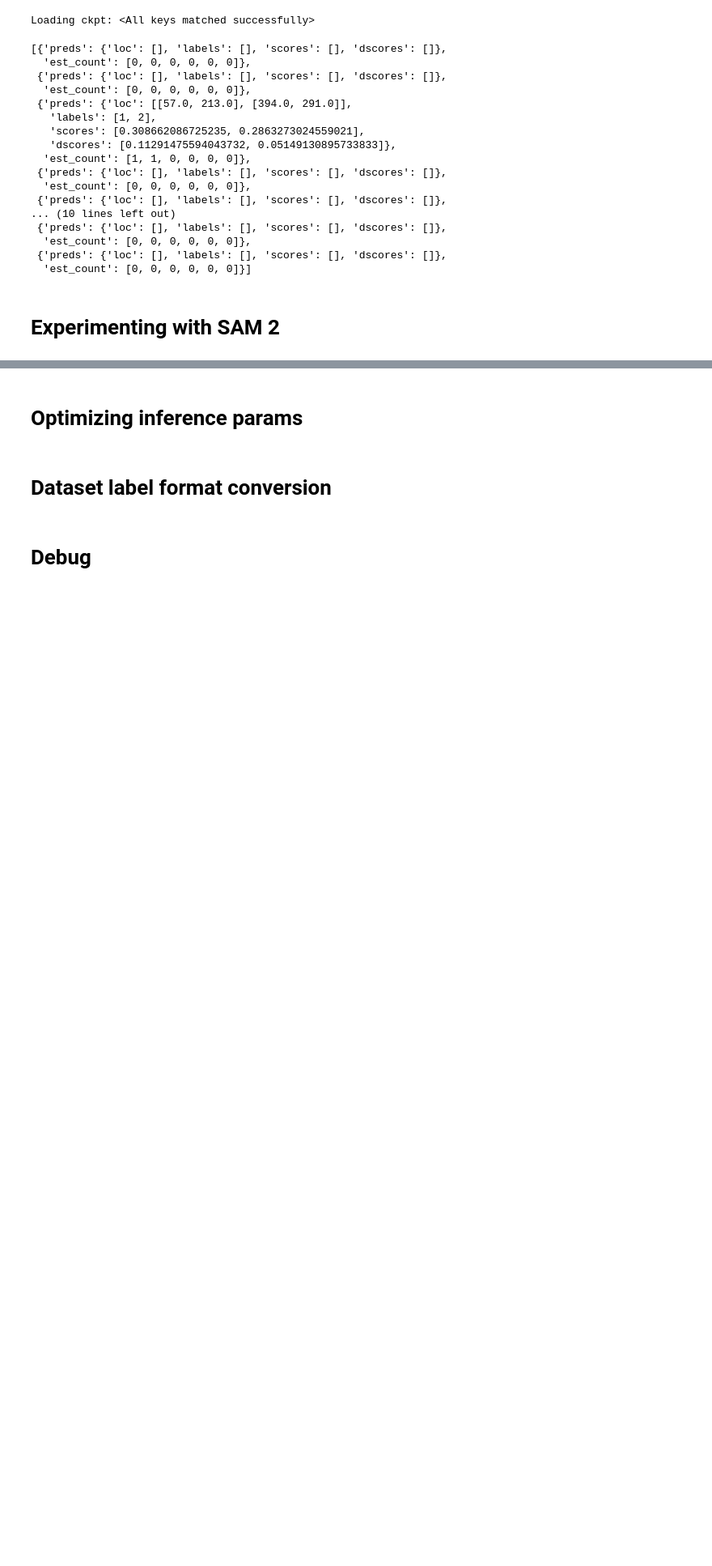
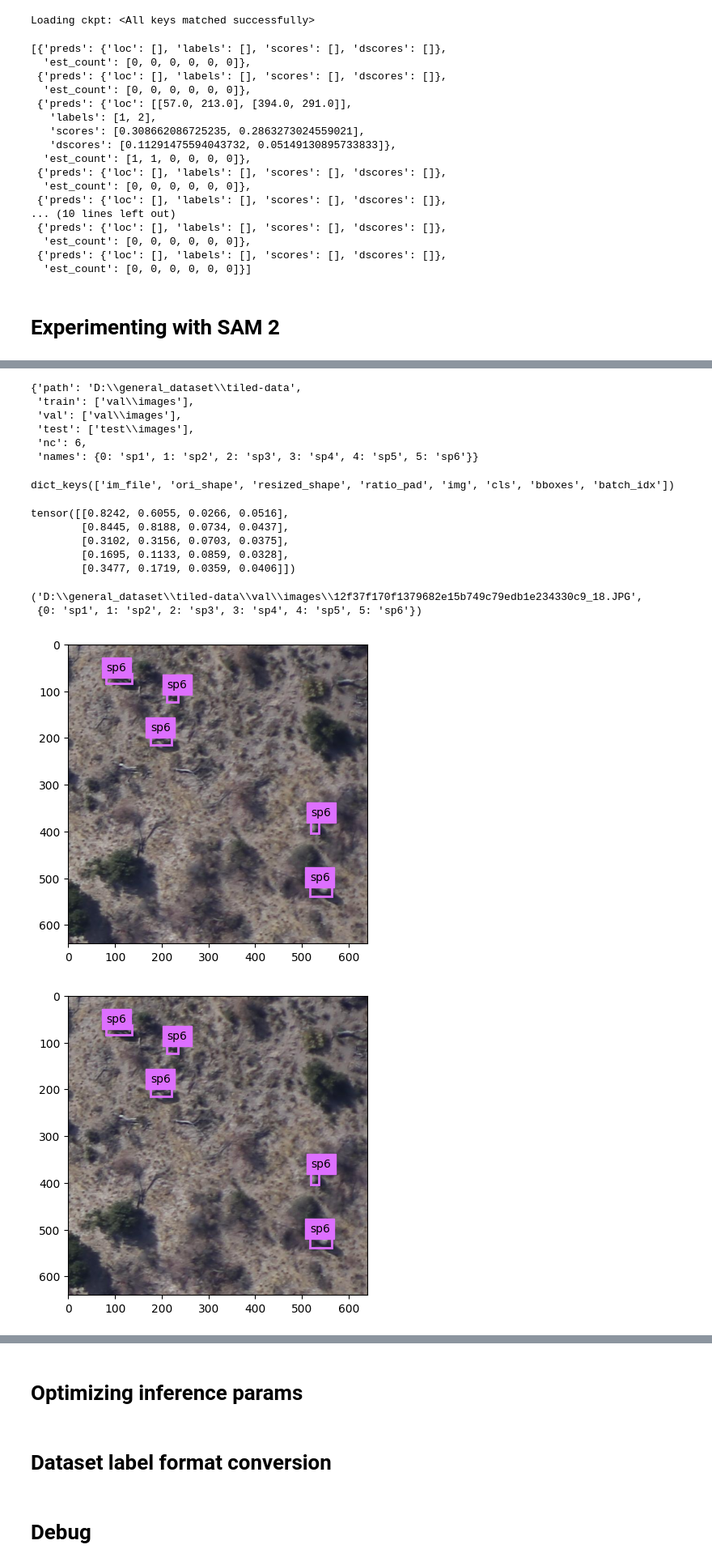
Before and after one commit to FadelMamar/datalabeling, a Jupyter notebook: notebooks/data_exploration.ipynb, the cells around one changed output, grey strips where cells are left out. Shown at 81% size. Drawn from its saved outputs; the diff is of its cells as text; code cells hidden in the pictures; blank space fills up the shorter version.

```diff
--- a/notebooks/data_exploration.ipynb
+++ b/notebooks/data_exploration.ipynb
@@ -1106,0 +1020,45 @@ results = model(points=[[[400, 370], [900, 370]]], labels=[[1, 0]])
+# %%
+data_config
+# %% [output]
+{'path': 'D:\\general_dataset\\tiled-data',
+ 'train': ['val\\images'],
+ 'val': ['val\\images'],
+ 'test': ['test\\images'],
+ 'nc': 6,
+ 'names': {0: 'sp1', 1: 'sp2', 2: 'sp3', 3: 'sp4', 4: 'sp5', 5: 'sp6'}}
+# %%
+# Load dataset
+datasets = list()
+split='val'
+for path in data_config[split]:
+    images_path = os.path.join(data_config['path'], path)
+    dataset = YOLODataset(img_path=images_path,task='detect',data={'names':data_config['names']},augment=False,imgsz=640,classes=None)
+    datasets.append(dataset)
+dataset = YOLOConcatDataset(datasets)
+# %%
+data = dataset[56]
+data.keys()
+# %% [output]
+dict_keys(['im_file', 'ori_shape', 'resized_shape', 'ratio_pad', 'img', 'cls', 'bboxes', 'batch_idx'])
+# %%
+# points are (x,y)
+data['bboxes']
+# %% [output]
+tensor([[0.8242, 0.6055, 0.0266, 0.0516],
+        [0.8445, 0.8188, 0.0734, 0.0437],
+        [0.3102, 0.3156, 0.0703, 0.0375],
+        [0.1695, 0.1133, 0.0859, 0.0328],
+        [0.3477, 0.1719, 0.0359, 0.0406]])
+# %%
+data['im_file'], data_config['names']
+# %% [output]
+('D:\\general_dataset\\tiled-data\\val\\images\\12f37f170f1379682e15b749c79edb1e234330c9_18.JPG',
+ {0: 'sp1', 1: 'sp2', 2: 'sp3', 3: 'sp4', 4: 'sp5', 5: 'sp6'})
+# %%
+img_path = data['im_file']
+label_path = Path(str(img_path).replace("images","labels")).with_suffix('.txt')
+label_map = data_config['names']
+visualize_image_annotations(data['im_file'],label_path,label_map)
+# %% [output]
+[figure, added]
+[figure, added]
```
Also changed, not shown: parts of 37 cells of this notebook.
